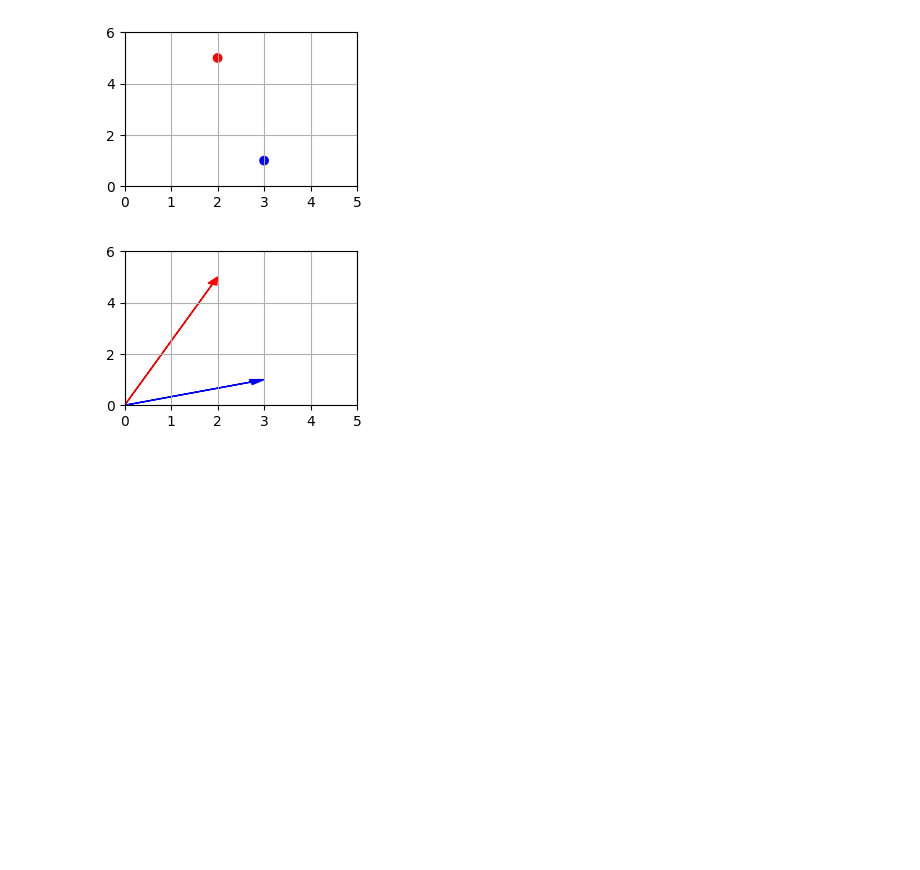
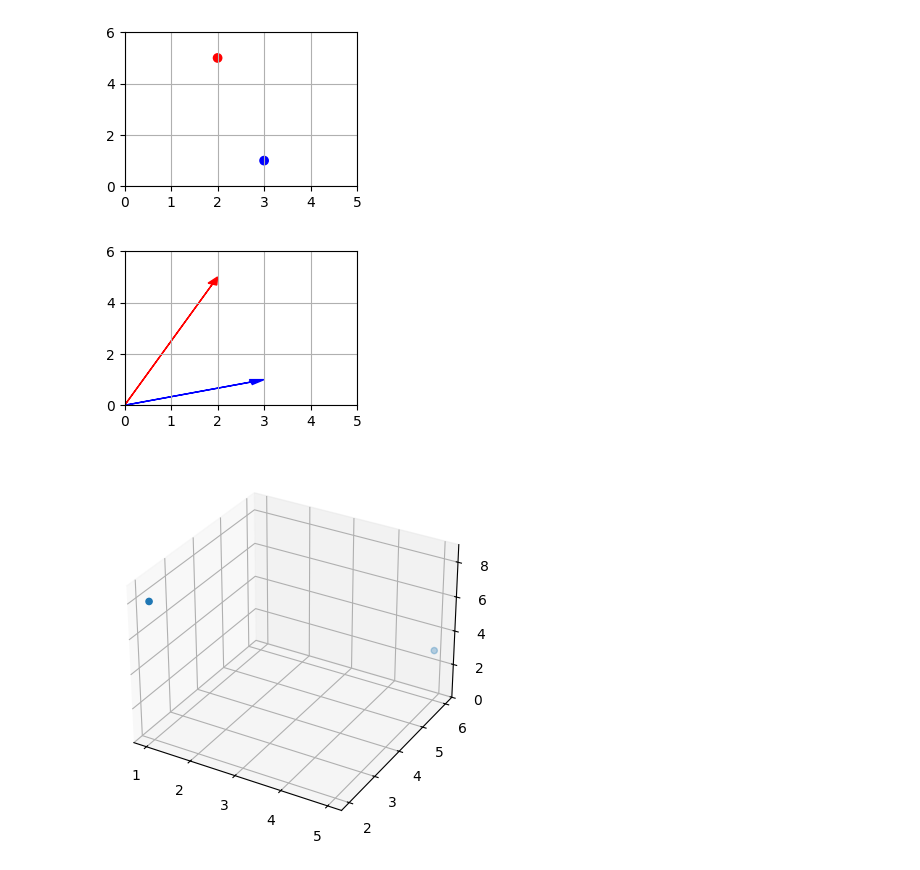
Before and after one commit to ChiragBangera/Handsonml, a Jupyter notebook: support_materials/math.ipynb, the cells around one changed output. Drawn from its saved outputs; the diff is of its cells as text; code cells hidden in the pictures; blank space fills up the shorter version.

```diff
--- a/support_materials/math.ipynb
+++ b/support_materials/math.ipynb
@@ -29,3 +29,16 @@ plt.grid()
 plt.show()
 # %% [output]
 [figure]
+# %%
+# Plotting 3D vectors
+
+a = np.array([1,2,8])
+b = np.array([5,6,3])
+
+subplot_3d = plt.subplot(111, projection="3d")
+x_coords, y_coords, z_coords = zip(a,b)
+subplot_3d.scatter(x_coords, y_coords, z_coords)
+subplot_3d.set_zlim3d([0,9])
+plt.show()
+# %% [output]
+[figure, added]
```
Also changed, not shown: 4 other files.
